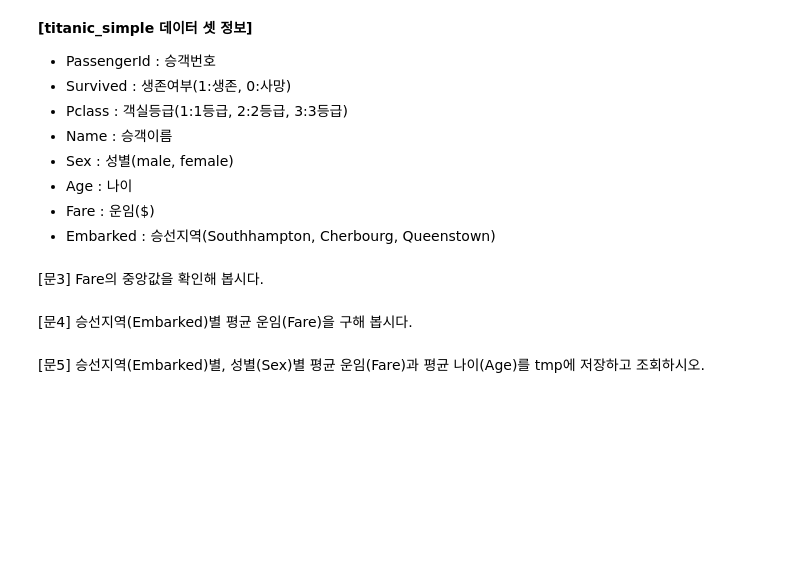
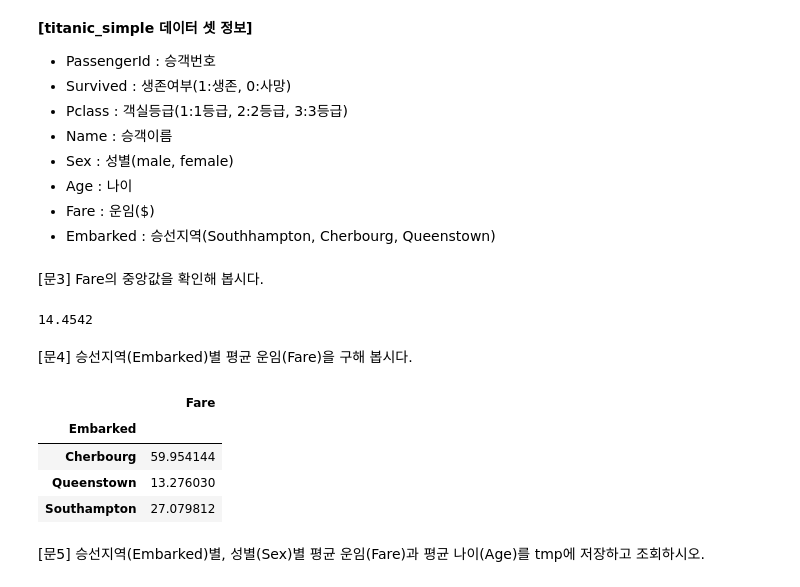
Before and after one commit to JReal2/aivle6-practice, a Jupyter notebook: python-basic/chapter 08. Pandas기초2.ipynb, the cells around one changed output. Saved outputs shown, nothing was run; the diff lists cells and outputs as text; code cells hidden in the pictures; blank space fills up the shorter version.

```diff
--- a/python-basic/chapter 08. Pandas기초2.ipynb
+++ b/python-basic/chapter 08. Pandas기초2.ipynb
@@ -790,6 +793,18 @@ data.groupby(['Month'])[['Ozone', 'Wind', 'Temp']].agg(['max', 'min', 'mean', 's
 # %% [markdown]
 [문3] Fare의 중앙값을 확인해 봅시다.
+# %%
+data['Fare'].median()
+# %% [output]
+14.4542
 # %% [markdown]
 [문4] 승선지역(Embarked)별 평균 운임(Fare)을 구해 봅시다.
+# %%
+data.groupby(['Embarked'])[['Fare']].mean()
+# %% [output]
+|  | Fare |
+| Embarked |  |
+| Cherbourg | 59.954144 |
+| Queenstown | 13.276030 |
+| Southampton | 27.079812 |
 # %% [markdown]
 [문5] 승선지역(Embarked)별, 성별(Sex)별 평균 운임(Fare)과 평균 나이(Age)를 tmp에 저장하고 조회하시오.
```
Also changed, not shown: parts of 5 cells of this notebook, 2 other files.
